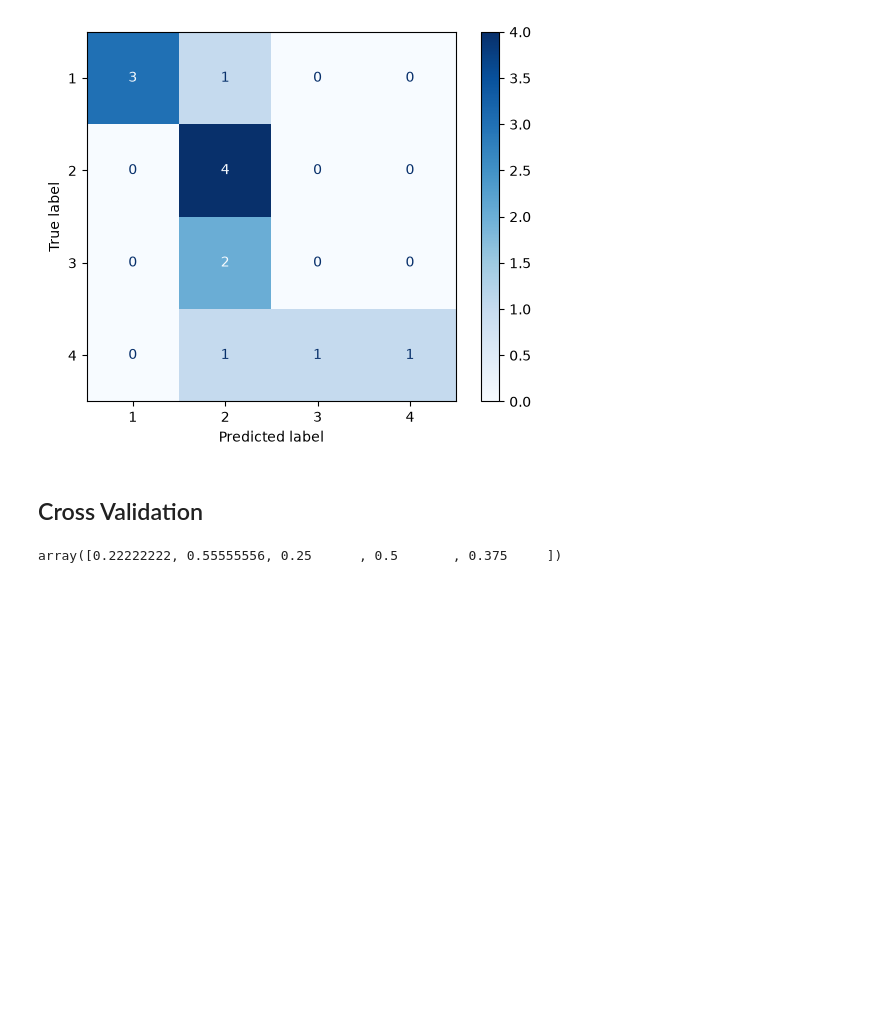
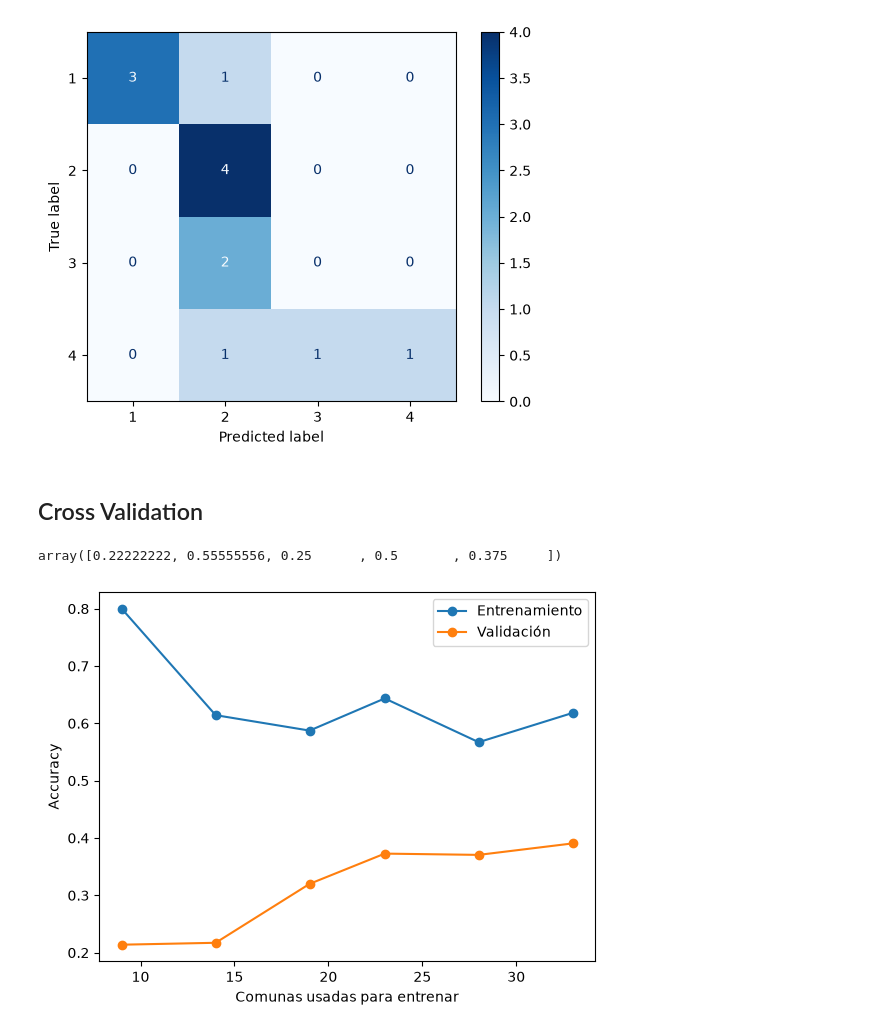
Before and after one commit to Allycathe/DS_Proyecto, a Jupyter notebook: ICVU_proyecto/modelo_knn_clasif.ipynb, the cells around one changed output. Saved outputs shown, nothing was run; the diff lists cells and outputs as text; code cells hidden in the pictures; blank space fills up the shorter version.

```diff
--- a/ICVU_proyecto/modelo_knn_clasif.ipynb
+++ b/ICVU_proyecto/modelo_knn_clasif.ipynb
@@ -109,3 +109,21 @@ from sklearn.model_selection import cross_val_score
 cross_val_score(modelo, X, y, cv=5)
 # %% [output]
 array([0.22222222, 0.55555556, 0.25      , 0.5       , 0.375     ])
+# %%
+import numpy as np
+import matplotlib.pyplot as plt
+from sklearn.model_selection import learning_curve, RepeatedStratifiedKFold
+
+cv = RepeatedStratifiedKFold(n_splits=5, n_repeats=5, random_state=42)
+tamanos, train_sc, val_sc = learning_curve(
+    modelo, X, y, cv=cv, scoring="accuracy",
+    train_sizes=np.linspace(0.3, 1.0, 6), n_jobs=-1)
+
+plt.plot(tamanos, train_sc.mean(axis=1), "o-", label="Entrenamiento")
+plt.plot(tamanos, val_sc.mean(axis=1), "o-", label="Validación")
+plt.xlabel("Comunas usadas para entrenar")
+plt.ylabel("Accuracy")
+plt.legend()
+plt.show()
+# %% [output]
+[figure, added]
```
Also changed, not shown: parts of 1 cell of this notebook.
